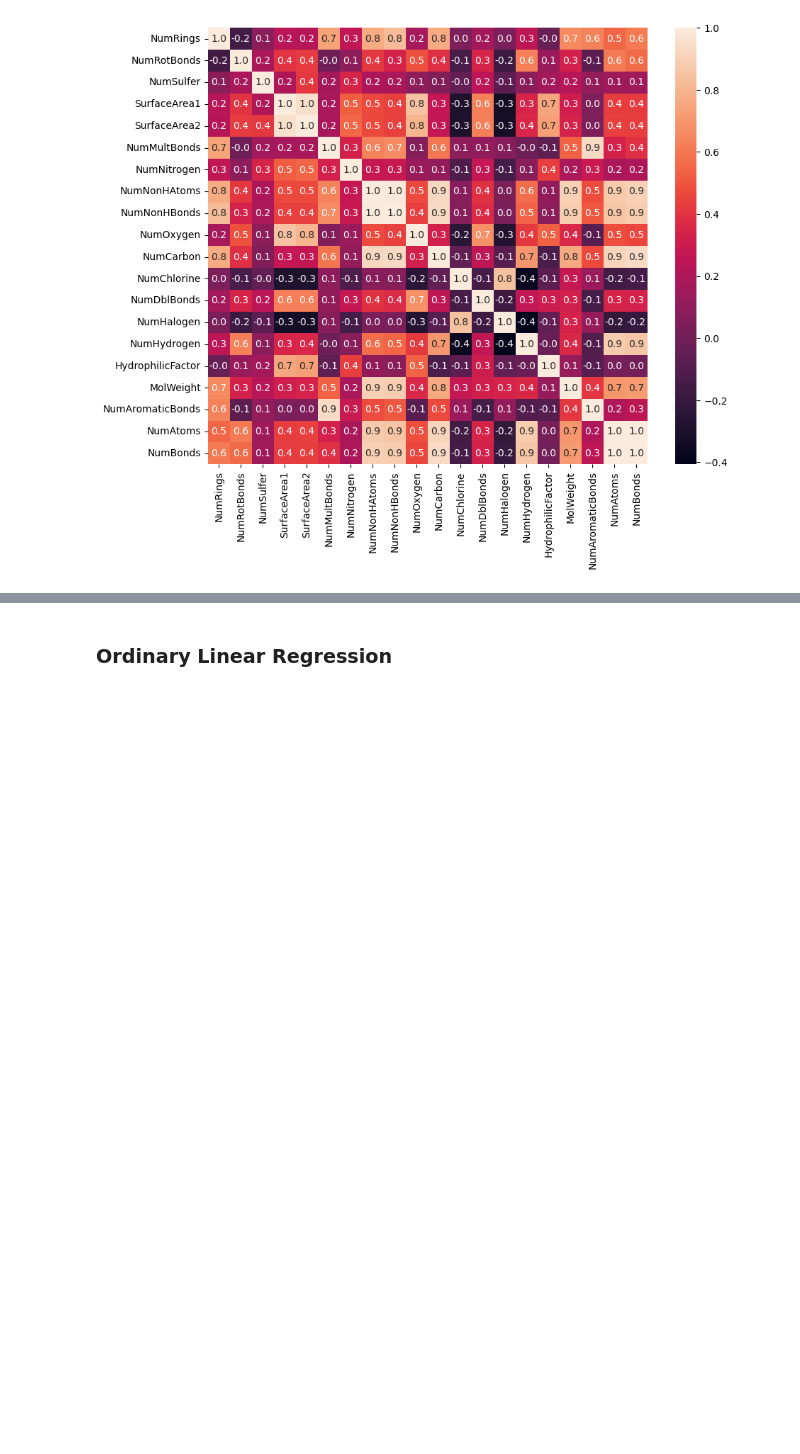
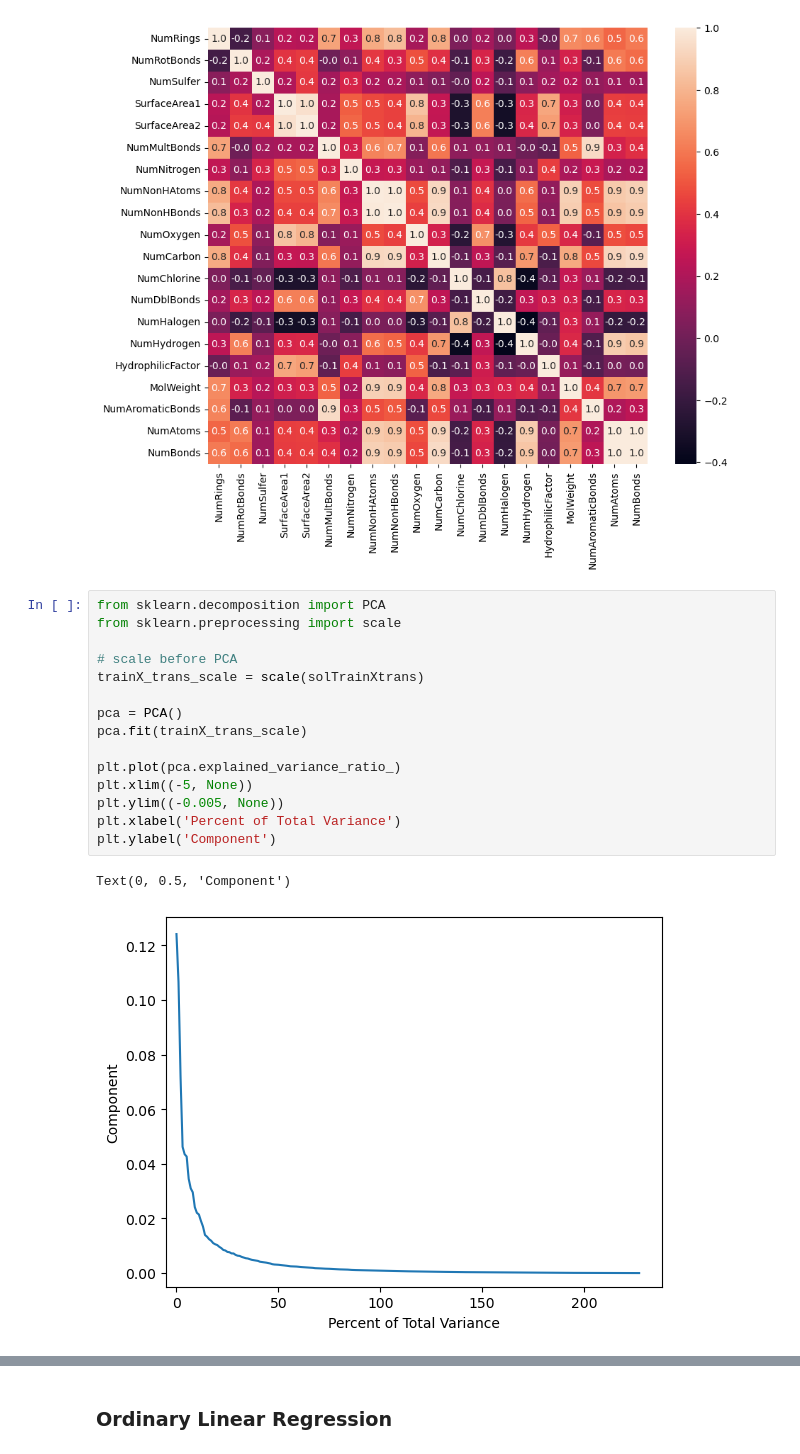
Before and after one commit to chenxuhe79/AppliedPredictiveModeling, a Jupyter notebook: Ch6_5.ipynb, the cells around one changed output, grey strips where cells are left out. Cells and saved outputs as stored; diff of their text form; blank space fills up the shorter version.

```diff
--- a/Ch6_5.ipynb
+++ b/Ch6_5.ipynb
@@ -67,4 +67,22 @@ sns.heatmap(solTrainXtrans[contPredictor20List].corr(),annot = True, fmt = ".1f"
 # %% [output]
 <Axes: >
 [figure]
+# %%
+from sklearn.decomposition import PCA
+from sklearn.preprocessing import scale
+
+# scale before PCA
+trainX_trans_scale = scale(solTrainXtrans)
+
+pca = PCA()
+pca.fit(trainX_trans_scale)
+
+plt.plot(pca.explained_variance_ratio_)
+plt.xlim((-5, None))
+plt.ylim((-0.005, None))
+plt.xlabel('Percent of Total Variance')
+plt.ylabel('Component')
+# %% [output]
+Text(0, 0.5, 'Component')
+[figure, added]
 # %%
```
Also changed, not shown: parts of 34 cells of this notebook.
